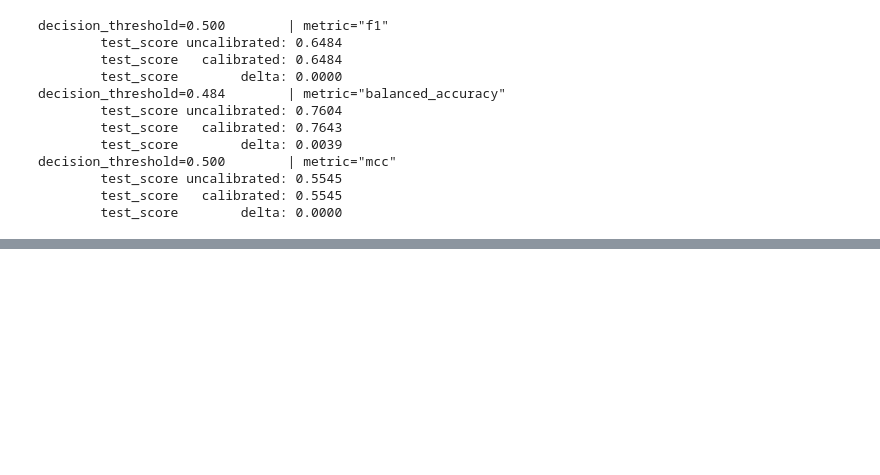
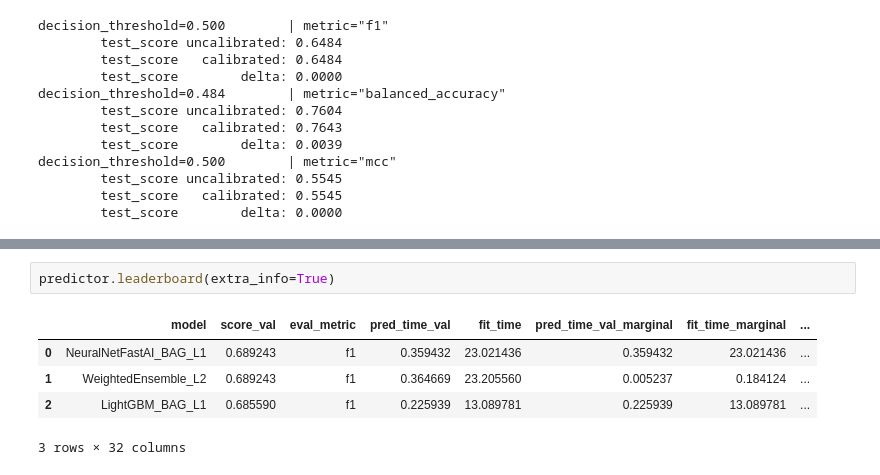
Before and after one commit to flyinacres/autogluon, a Jupyter notebook: autogluon-tabular-depth.ipynb, the cells around one changed output, grey strips where cells are left out. Drawn from its saved outputs; the diff is of its cells as text; blank space fills up the shorter version.

```diff
--- a/autogluon-tabular-depth.ipynb
+++ b/autogluon-tabular-depth.ipynb
@@ -267,0 +318,8 @@ decision_threshold=0.500        | metric="mcc"
+# %%
+predictor.leaderboard(extra_info=True)
+# %% [output]
+|  | model | score_val | eval_metric | pred_time_val | fit_time | pred_time_val_marginal | fit_time_marginal | ... |
+| 0 | NeuralNetFastAI_BAG_L1 | 0.689243 | f1 | 0.359432 | 23.021436 | 0.359432 | 23.021436 | ... |
+| 1 | WeightedEnsemble_L2 | 0.689243 | f1 | 0.364669 | 23.205560 | 0.005237 | 0.184124 | ... |
+| 2 | LightGBM_BAG_L1 | 0.685590 | f1 | 0.225939 | 13.089781 | 0.225939 | 13.089781 | ... |
+3 rows × 32 columns
```
Also changed, not shown: parts of 6 cells of this notebook.
